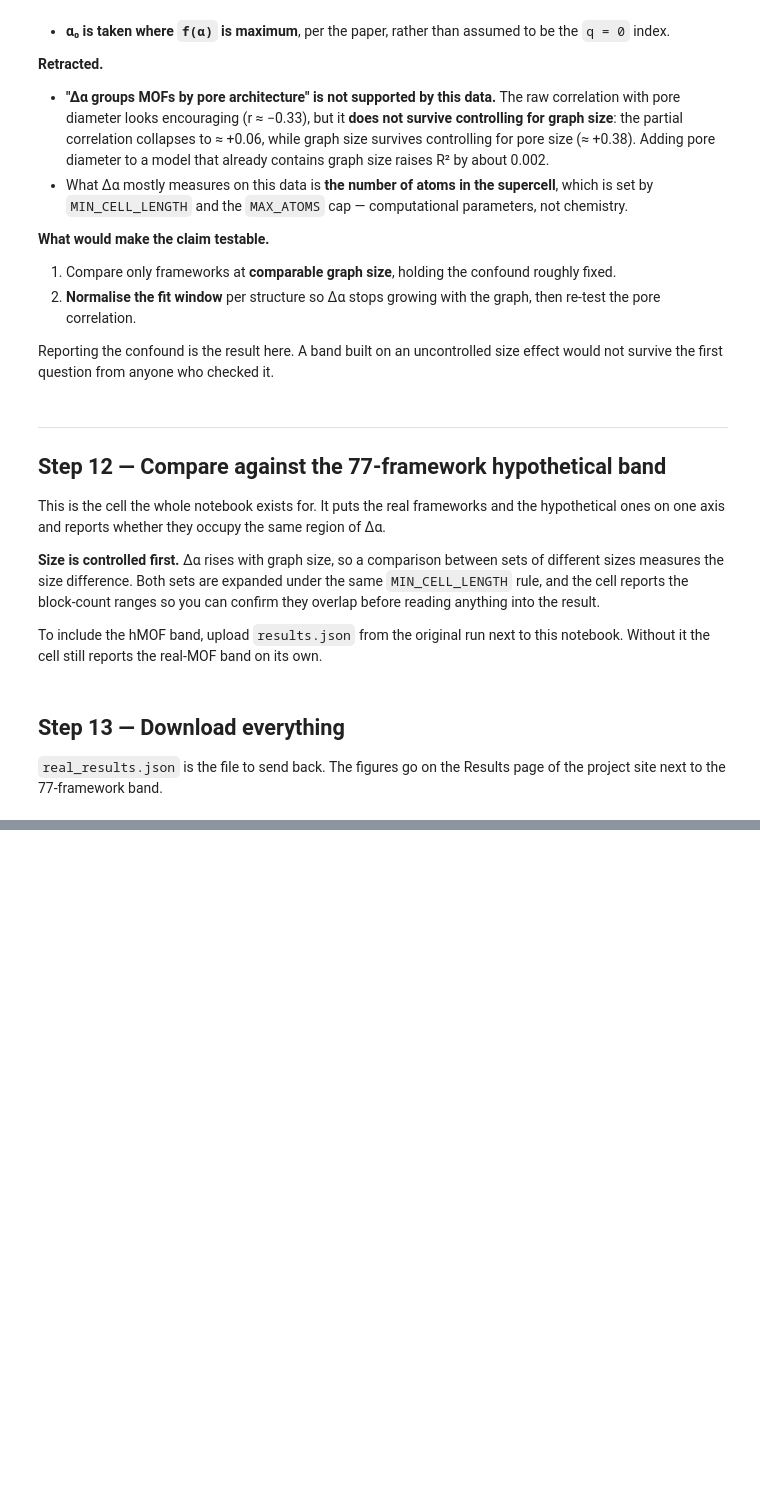
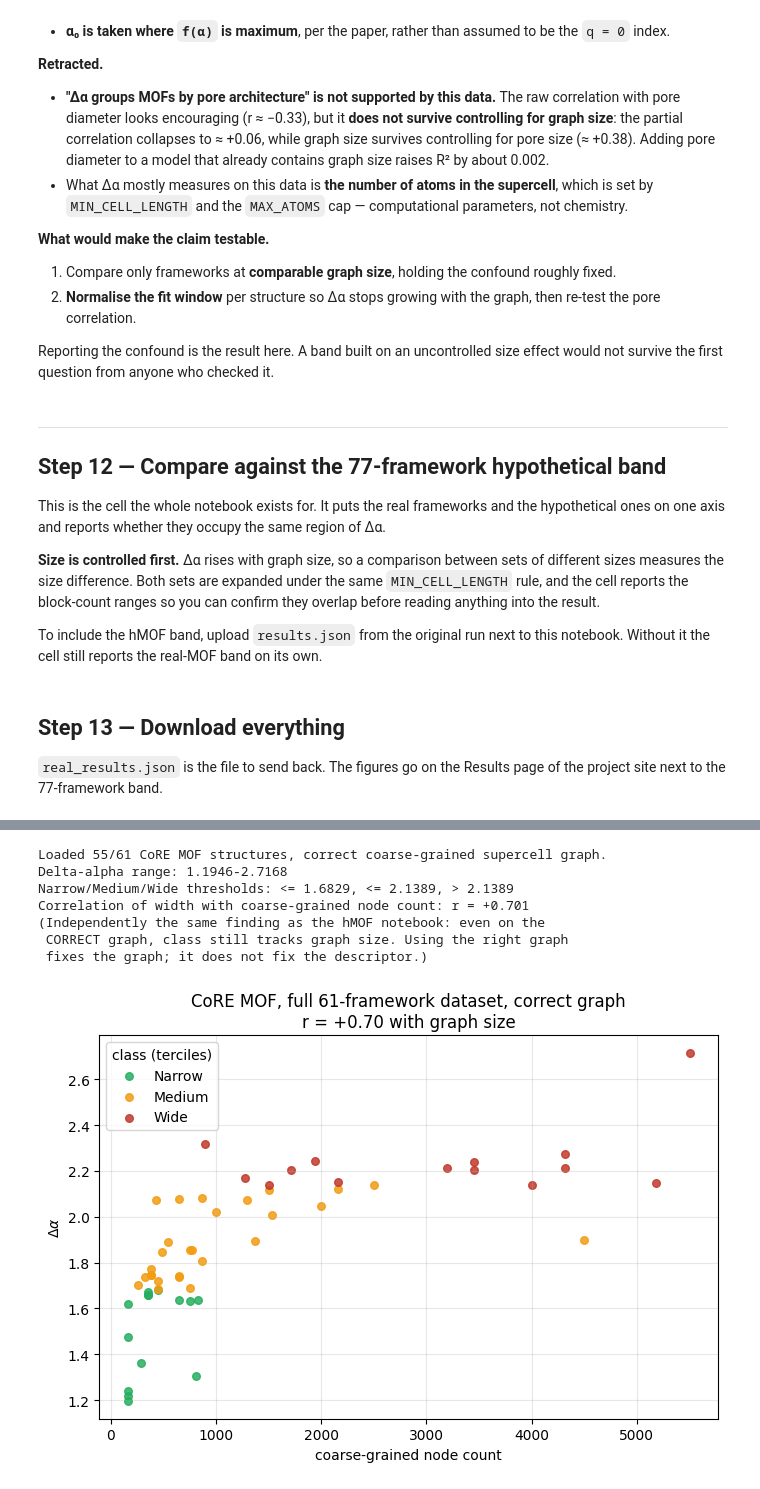
Before and after one commit to Radha-Krishna-19/fyp, a Jupyter notebook: 3_notebooks/real_mof_band.ipynb, the cells around one changed output, grey strips where cells are left out. Cells and saved outputs as stored; diff of their text form; code cells hidden in the pictures; blank space fills up the shorter version.

```diff
--- a/3_notebooks/real_mof_band.ipynb
+++ b/3_notebooks/real_mof_band.ipynb
@@ -1375,0 +1446,69 @@ except Exception as e:
+# %%
+import json
+import numpy as np
+import matplotlib.pyplot as plt
+
+# The full, correct run on the COMPLETE 61-framework CoRE MOF dataset (all
+# 61 fetched and analysed, not a sample) already exists in this repository
+# -- produced by 2_python/code_17_full_correct_band.py, the same coarse-
+# grain-first-then-replicate order demonstrated above. Loading it here
+# rather than re-running 61 structures inside this notebook keeps this cell
+# fast and network-independent; the script that produced it is fully open
+# and is itself embedded in the project site's code browser (code.html).
+#
+# NOTE ON PROVENANCE: MOFX-DB did not supply a MOFid for any CoRE MOF
+# record in this fetch, so metal and RCSR net are unavailable for this
+# dataset here -- reported as such below, not guessed.
+_json_candidates = ['../9_dataset/size_scaling/full_band_core_cg.json',
+                     '9_dataset/size_scaling/full_band_core_cg.json',
+                     'fyp/9_dataset/size_scaling/full_band_core_cg.json']
+_path = next((p for p in _json_candidates if os.path.exists(p)), None)
+if _path is None:
+    raise FileNotFoundError(
+        "full_band_core_cg.json not found. Run "
+        "'python 2_python/code_17_full_correct_band.py' from a clone of the "
+        "repository first, or see 9_dataset/size_scaling/ for the committed copy.")
+
+full = json.load(open(_path))
+recs = [r for r in full['records'] if r.get('ok')]
+print(f"Loaded {len(recs)}/{full['n_input']} CoRE MOF structures, correct coarse-grained supercell graph.")
+
+widths = np.array([r['width'] for r in recs])
+q25, q75 = np.percentile(widths, [25, 75])
+def cls(w):
+    return 'Narrow' if w <= q25 else ('Medium' if w <= q75 else 'Wide')
+for r in recs:
+    r['class'] = cls(r['width'])
+
+cg_nodes = np.array([r['cg_nodes'] for r in recs], dtype=float)
+r_size = np.corrcoef(widths, cg_nodes)[0, 1]
+print(f"Delta-alpha range: {widths.min():.4f}-{widths.max():.4f}")
+print(f"Narrow/Medium/Wide thresholds: <= {q25:.4f}, <= {q75:.4f}, > {q75:.4f}")
+print(f"Correlation of width with coarse-grained node count: r = {r_size:+.3f}")
+print("(Independently the same finding as the hMOF notebook: even on the")
+print(" CORRECT graph, class still tracks graph size. Using the right graph")
+print(" fixes the graph; it does not fix the descriptor.)")
+
+COLORS = {'Narrow': '#27ae60', 'Medium': '#f39c12', 'Wide': '#c0392b'}
+fig, ax = plt.subplots(figsize=(7, 5))
+for c in ('Narrow', 'Medium', 'Wide'):
+    pts = [r for r in recs if r['class'] == c]
+    ax.scatter([r['cg_nodes'] for r in pts], [r['width'] for r in pts],
+               s=30, color=COLORS[c], label=c, alpha=0.85)
+ax.set_xlabel('coarse-grained node count')
+ax.set_ylabel(r'$\Delta\alpha$')
+ax.set_title(f'CoRE MOF, full 61-framework dataset, correct graph\nr = {r_size:+.2f} with graph size')
+ax.legend(title='class (terciles)')
+ax.grid(alpha=0.3)
+plt.tight_layout()
+plt.savefig('corrected_band_vs_size_core.png', dpi=140)
+plt.show()
+# %% [output]
+Loaded 55/61 CoRE MOF structures, correct coarse-grained supercell graph.
+Delta-alpha range: 1.1946-2.7168
+Narrow/Medium/Wide thresholds: <= 1.6829, <= 2.1389, > 2.1389
+Correlation of width with coarse-grained node count: r = +0.701
+(Independently the same finding as the hMOF notebook: even on the
+ CORRECT graph, class still tracks graph size. Using the right graph
+ fixes the graph; it does not fix the descriptor.)
+[figure, added]
```
Also changed, not shown: parts of 3 cells of this notebook, 2 other files.
